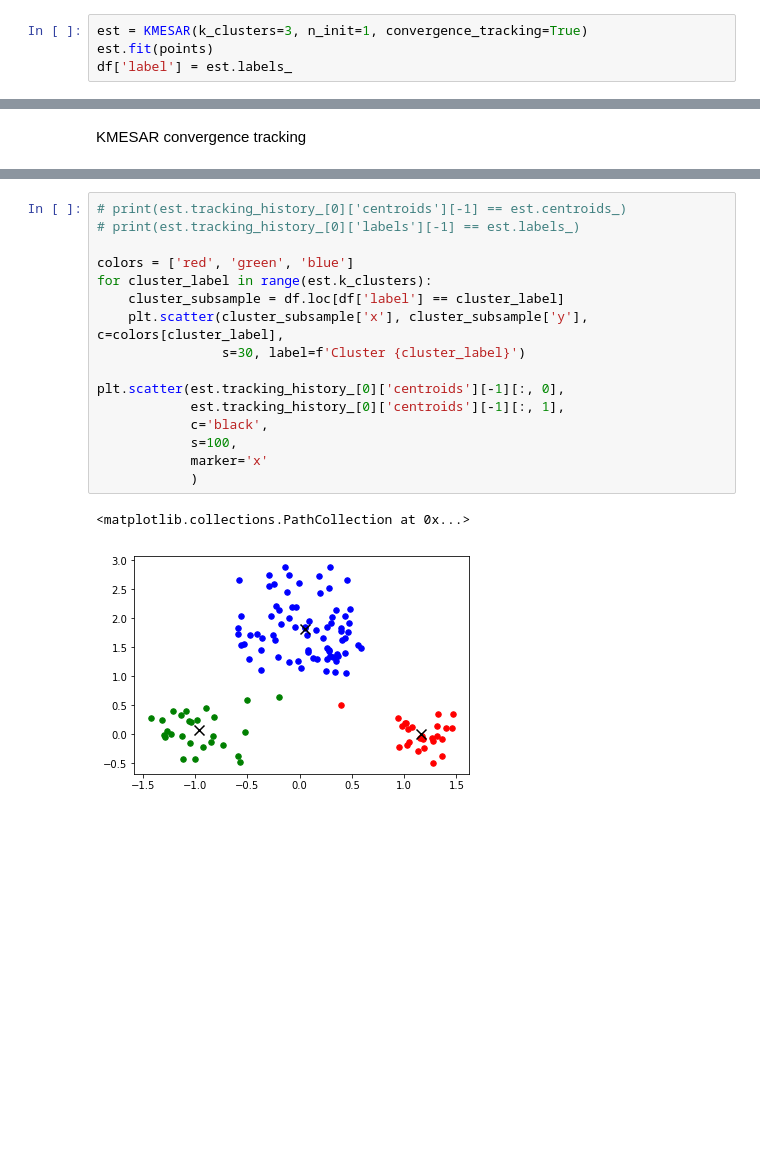
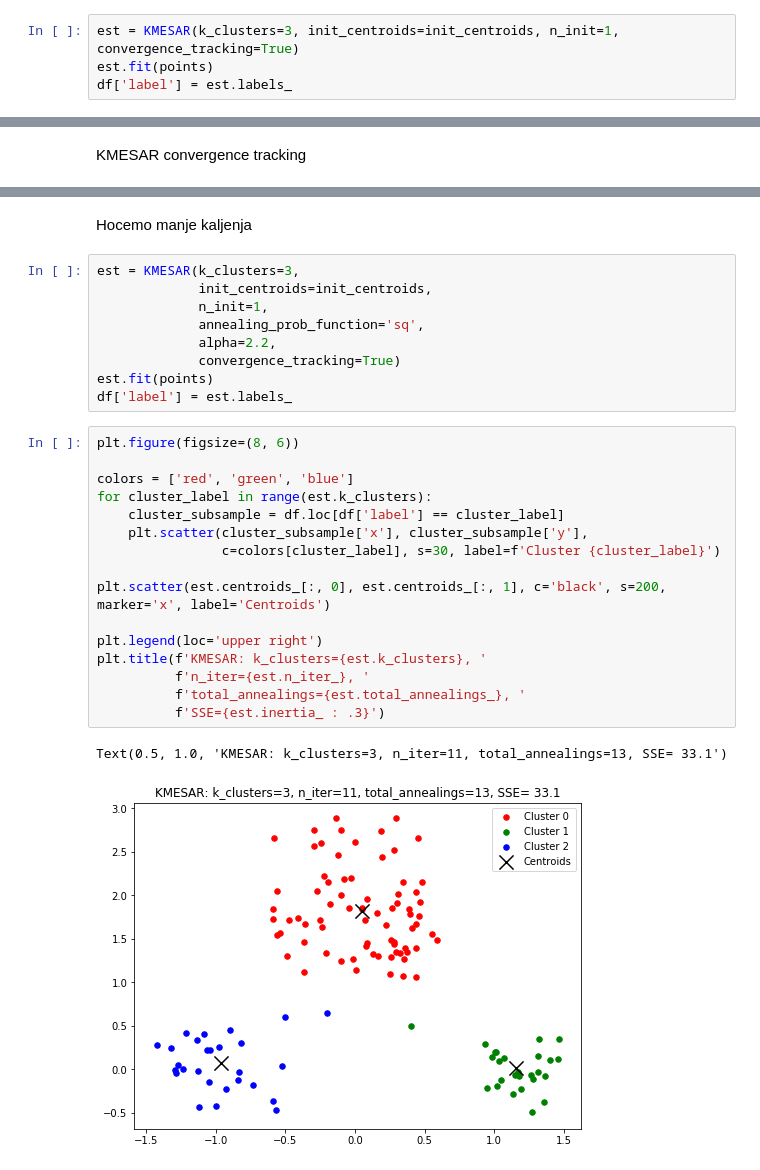
Before and after one commit to alexein777/K-MESA, a Jupyter notebook: test_kmesar.ipynb, the cells around one changed output, grey strips where cells are left out. Drawn from its saved outputs; the diff is of its cells as text; blank space fills up the shorter version.

Commit message:
annealing tracking, tested

```diff
--- a/test_kmesar.ipynb
+++ b/test_kmesar.ipynb
@@ -46,7 +48,7 @@ plt.title(f'K-Means standard: k_clusters={est.k_clusters}, n_init={est.n_init},
 Text(0.5, 1.0, 'K-Means standard: k_clusters=3, n_init=1, n_iter=4, SSE= 80.5')
 [figure]
 # %%
-est = KMESAR(k_clusters=3, n_init=1, convergence_tracking=True)
+est = KMESAR(k_clusters=3, init_centroids=init_centroids, n_init=1, convergence_tracking=True)
 est.fit(points)
 df['label'] = est.labels_
 # %%
@@ -77,19 +79,30 @@ est.plot_tracking_history(points)
+# %% [markdown]
+Hocemo manje kaljenja
+# %%
+est = KMESAR(k_clusters=3,
+             init_centroids=init_centroids,
+             n_init=1,
+             annealing_prob_function='sq',
+             alpha=2.2,
+             convergence_tracking=True)
+est.fit(points)
+df['label'] = est.labels_
 # %%
-# print(est.tracking_history_[0]['centroids'][-1] == est.centroids_)
-# print(est.tracking_history_[0]['labels'][-1] == est.labels_)
+plt.figure(figsize=(8, 6))
 
 colors = ['red', 'green', 'blue']
 for cluster_label in range(est.k_clusters):
     cluster_subsample = df.loc[df['label'] == cluster_label]
-    plt.scatter(cluster_subsample['x'], cluster_subsample['y'], c=colors[cluster_label],
-                s=30, label=f'Cluster {cluster_label}')
+    plt.scatter(cluster_subsample['x'], cluster_subsample['y'],
+                c=colors[cluster_label], s=30, label=f'Cluster {cluster_label}')
 
-plt.scatter(est.tracking_history_[0]['centroids'][-1][:, 0],
-            est.tracking_history_[0]['centroids'][-1][:, 1],
-            c='black',
-            s=100,
-            marker='x'
-            )
+plt.scatter(est.centroids_[:, 0], est.centroids_[:, 1], c='black', s=200, marker='x', label='Centroids')
+
+plt.legend(loc='upper right')
+plt.title(f'KMESAR: k_clusters={est.k_clusters}, '
+          f'n_iter={est.n_iter_}, '
+          f'total_annealings={est.total_annealings_}, '
+          f'SSE={est.inertia_ : .3}')
 # %% [output]
-<matplotlib.collections.PathCollection at 0x...>
+Text(0.5, 1.0, 'KMESAR: k_clusters=3, n_iter=11, total_annealings=13, SSE= 33.1')
-[figure, old version]
+[figure, new version]
```
Also changed, not shown: parts of 4 cells of this notebook, 11 other files.
